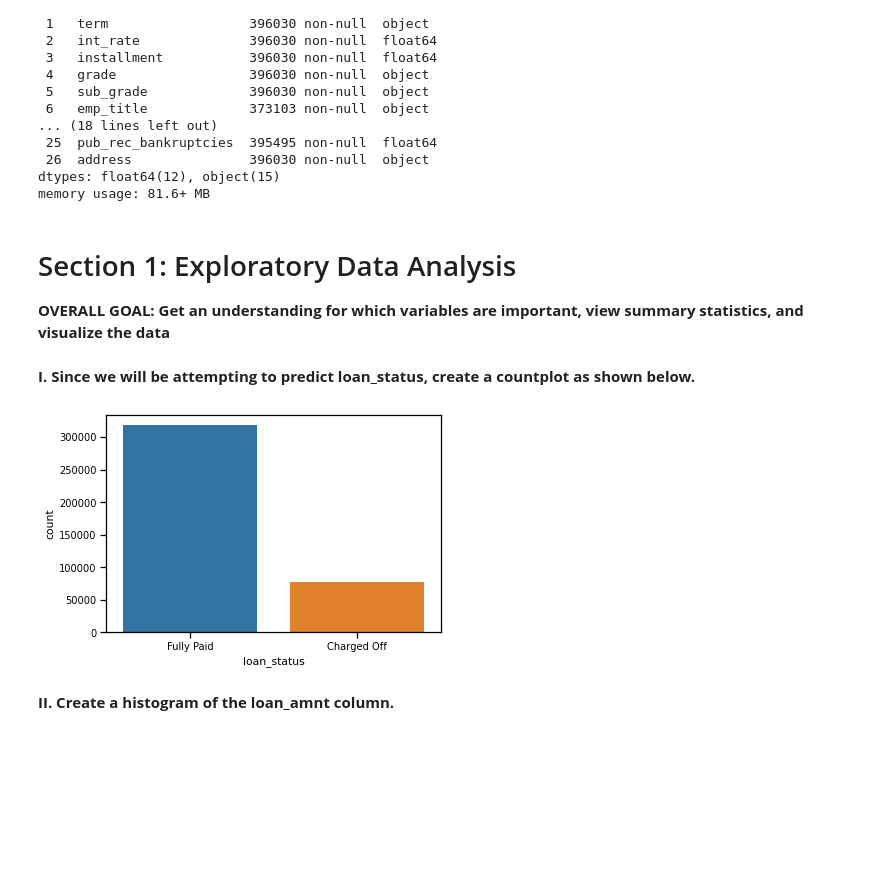
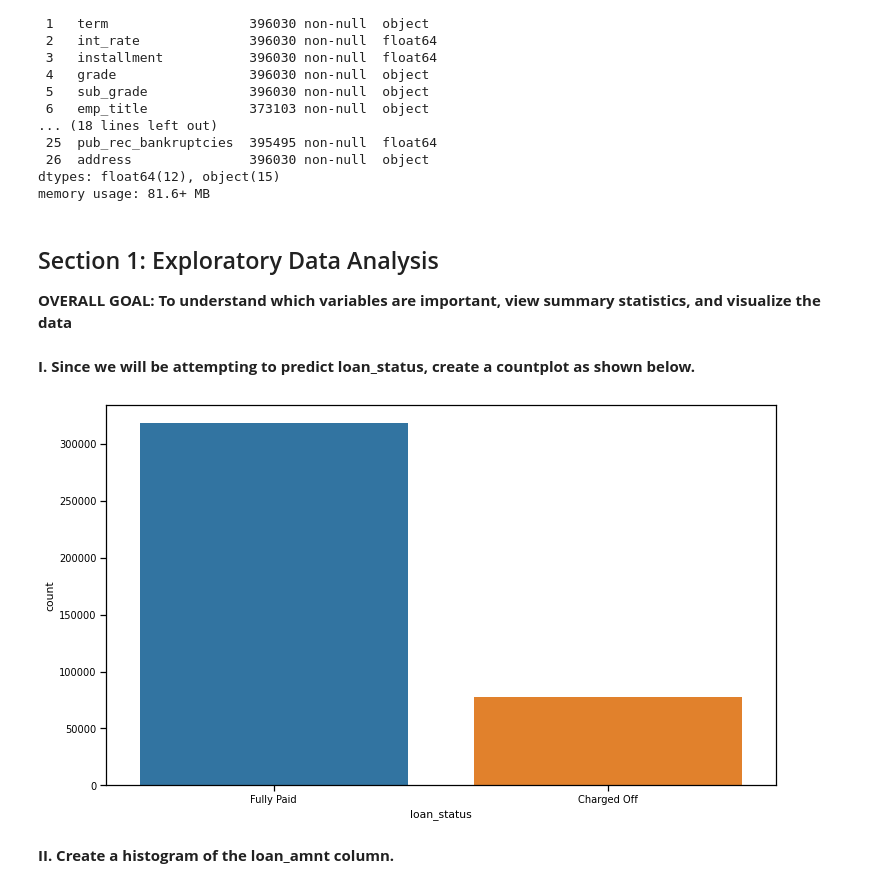
Before and after one commit to js7648705/Deep-Learning-Project, a Jupyter notebook: Keras-Project.ipynb, the cells around one changed output. Drawn from its saved outputs; the diff is of its cells as text; code cells hidden in the pictures; blank space fills up the shorter version.

```diff
--- a/Keras-Project.ipynb
+++ b/Keras-Project.ipynb
@@ -225,17 +225,17 @@ Data columns (total 27 columns):
 dtypes: float64(12), object(15)
 memory usage: 81.6+ MB
 # %% [markdown]
-# Section 1: Exploratory Data Analysis
-**OVERALL GOAL: Get an understanding for which variables are important, view summary statistics, and visualize the data**
+## Section 1: Exploratory Data Analysis
+**OVERALL GOAL: To understand which variables are important, view summary statistics, and visualize the data**
 # %% [markdown]
   **I. Since we will be attempting to predict loan_status, create a countplot as shown below.**
 # %%
-plt.figure(figsize = (6,4))
+plt.figure(figsize = (12,7))
 sns.set_context('notebook', font_scale = 0.9)
 sns.countplot(x ='loan_status', data = df)
 plt.show()
 # %% [output]
-[figure, old version]
+[figure, new version]
 # %% [markdown]
 **II. Create a histogram of the loan_amnt column.**
 # %%
```
Also changed, not shown: parts of 20 cells of this notebook.
